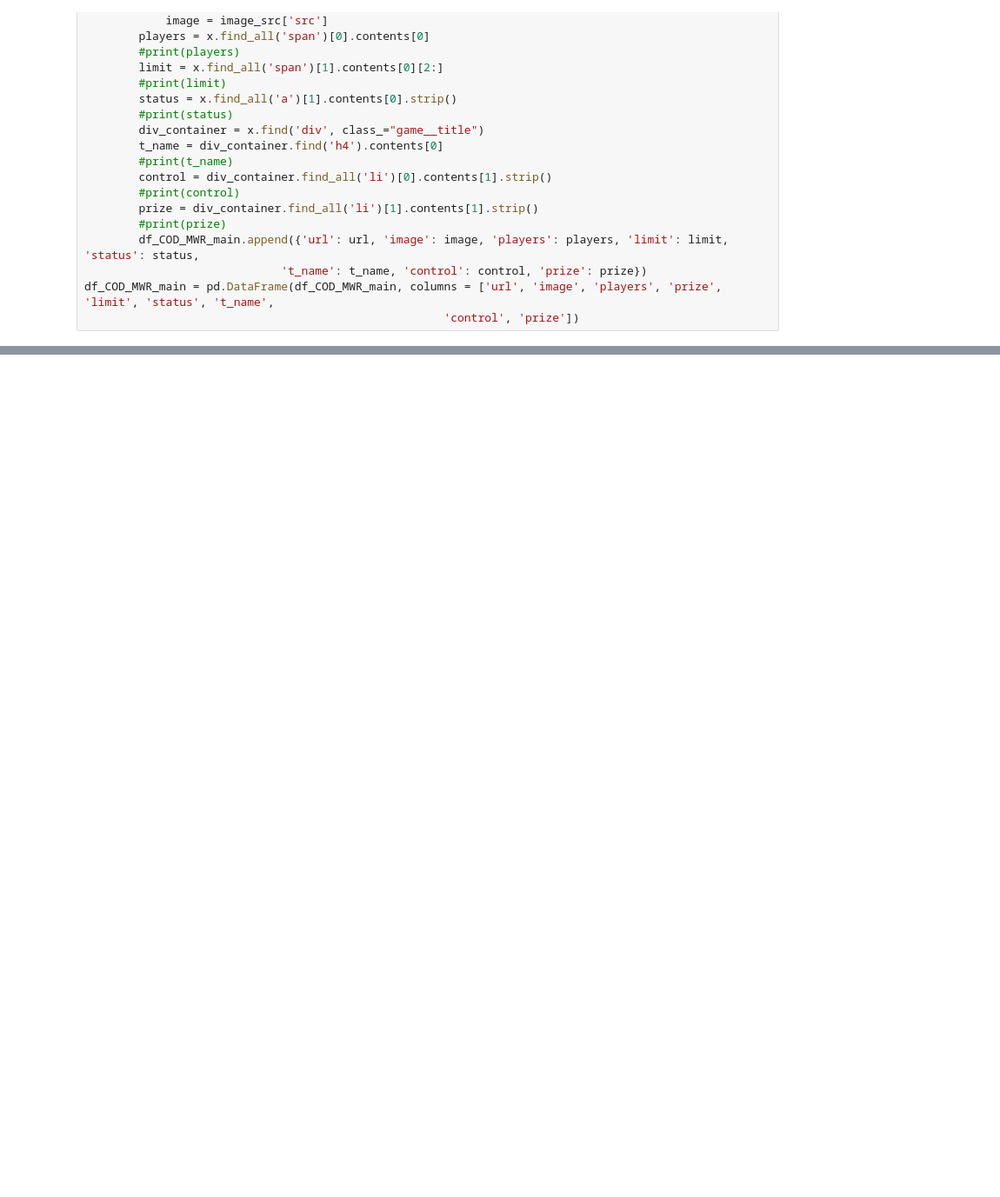
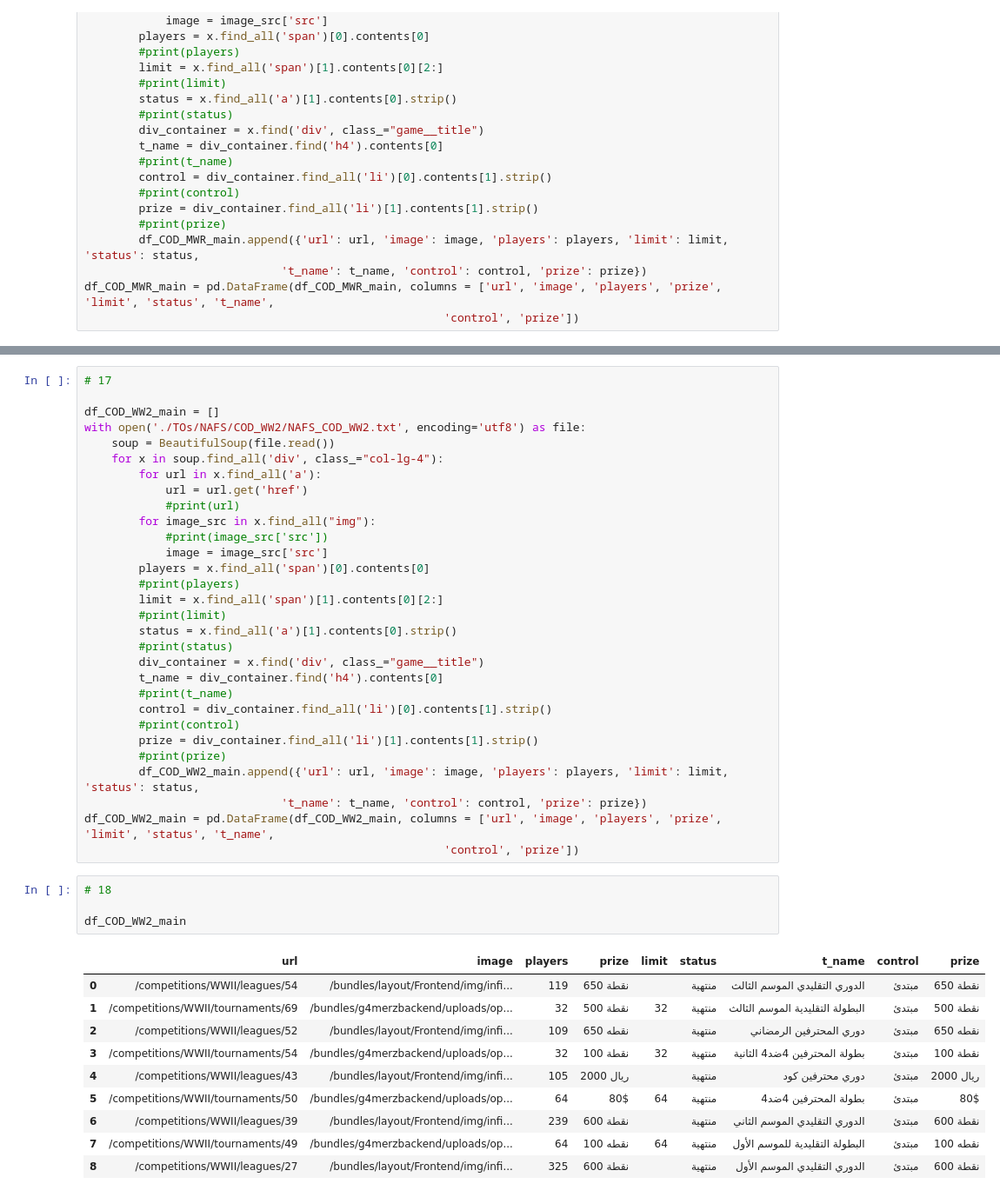
Before and after one commit to iRaied/eSports_Teams, a Jupyter notebook: esports_teams.ipynb, the cells around one changed output, grey strips where cells are left out. Shown at 87% size. Drawn from its saved outputs; the diff is of its cells as text; blank space fills up the shorter version.

```diff
--- a/esports_teams.ipynb
+++ b/esports_teams.ipynb
@@ -2787,0 +3026,45 @@ df_COD_MWR_main
+# %%
+# 17
+
+df_COD_WW2_main = []
+with open('./TOs/NAFS/COD_WW2/NAFS_COD_WW2.txt', encoding='utf8') as file:
+    soup = BeautifulSoup(file.read())
+    for x in soup.find_all('div', class_="col-lg-4"):
+        for url in x.find_all('a'):
+            url = url.get('href')
+            #print(url)
+        for image_src in x.find_all("img"):
+            #print(image_src['src'])
+            image = image_src['src']
+        players = x.find_all('span')[0].contents[0]
+        #print(players)
+        limit = x.find_all('span')[1].contents[0][2:]
+        #print(limit)
+        status = x.find_all('a')[1].contents[0].strip()
+        #print(status)
+        div_container = x.find('div', class_="game__title")
+        t_name = div_container.find('h4').contents[0]
+        #print(t_name)
+        control = div_container.find_all('li')[0].contents[1].strip()
+        #print(control)
+        prize = div_container.find_all('li')[1].contents[1].strip()
+        #print(prize)
+        df_COD_WW2_main.append({'url': url, 'image': image, 'players': players, 'limit': limit, 'status': status,
+                             't_name': t_name, 'control': control, 'prize': prize})
+df_COD_WW2_main = pd.DataFrame(df_COD_WW2_main, columns = ['url', 'image', 'players', 'prize', 'limit', 'status', 't_name',
+                                                     'control', 'prize'])
+# %%
+# 18
+
+df_COD_WW2_main
+# %% [output]
+|  | url | image | players | prize | limit | status | t_name | control | prize |
+| 0 | /competitions/WWII/leagues/54 | /bundles/layout/Frontend/img/infi... | 119 | 650 نقطة |  | منتهية | الدوري التقليدي الموسم الثالث | مبتدئ | 650 نقطة |
+| 1 | /competitions/WWII/tournaments/69 | /bundles/g4merzbackend/uploads/op... | 32 | 500 نقطة | 32 | منتهية | البطولة التقليدية الموسم الثالث | مبتدئ | 500 نقطة |
+| 2 | /competitions/WWII/leagues/52 | /bundles/layout/Frontend/img/infi... | 109 | 650 نقطه |  | منتهية | دوري المحترفين الرمضاني | مبتدئ | 650 نقطه |
+| 3 | /competitions/WWII/tournaments/54 | /bundles/g4merzbackend/uploads/op... | 32 | 100 نقطة | 32 | منتهية | بطولة المحترفين 4ضد4 الثانية | مبتدئ | 100 نقطة |
+| 4 | /competitions/WWII/leagues/43 | /bundles/layout/Frontend/img/infi... | 105 | 2000 ريال |  | منتهية | دوري محترفين كود | مبتدئ | 2000 ريال |
+| 5 | /competitions/WWII/tournaments/50 | /bundles/g4merzbackend/uploads/op... | 64 | 80$ | 64 | منتهية | بطولة المحترفين 4ضد4 | مبتدئ | 80$ |
+| 6 | /competitions/WWII/leagues/39 | /bundles/layout/Frontend/img/infi... | 239 | 600 نقطة |  | منتهية | الدوري التقليدي الموسم الثاني | مبتدئ | 600 نقطة |
+| 7 | /competitions/WWII/tournaments/49 | /bundles/g4merzbackend/uploads/op... | 64 | 100 نقطه | 64 | منتهية | البطولة التقليدية للموسم الأول | مبتدئ | 100 نقطه |
+| 8 | /competitions/WWII/leagues/27 | /bundles/layout/Frontend/img/infi... | 325 | 600 نقطة |  | منتهية | الدوري التقليدي الموسم الأول | مبتدئ | 600 نقطة |
```
Also changed, not shown: parts of 17 cells of this notebook.
